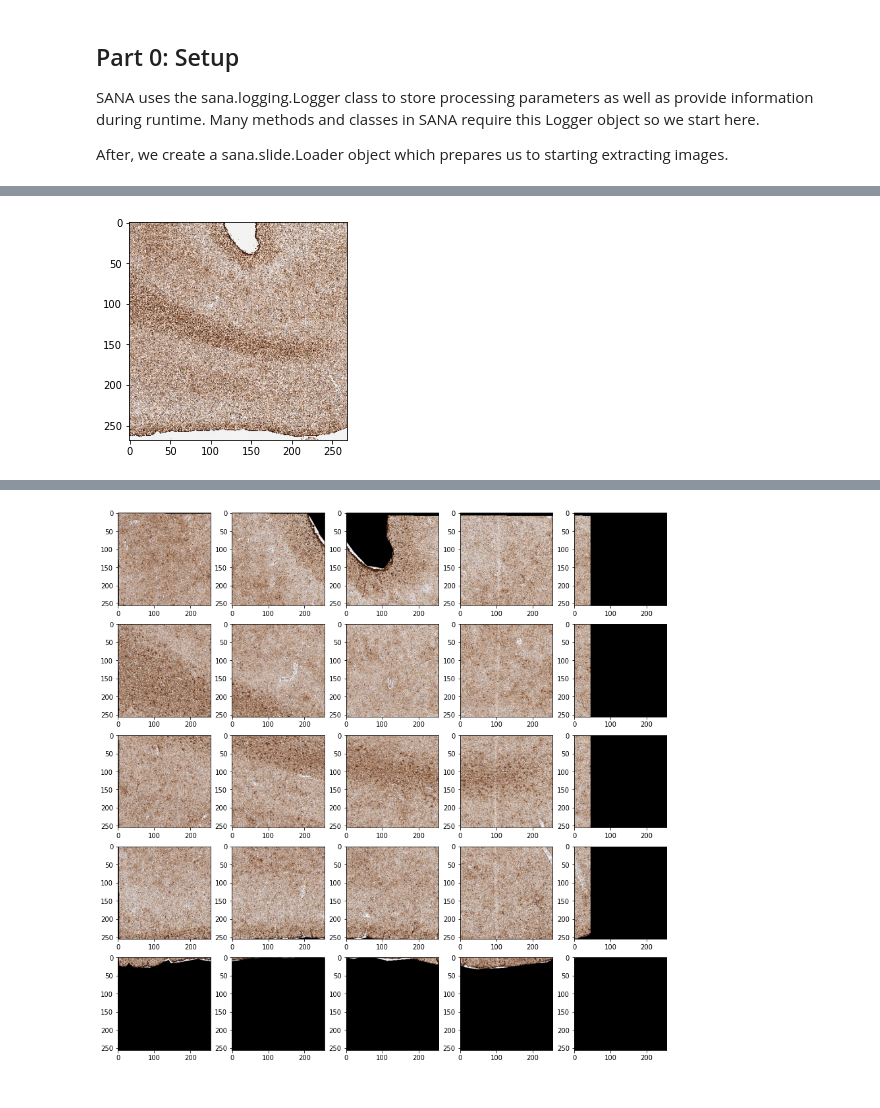
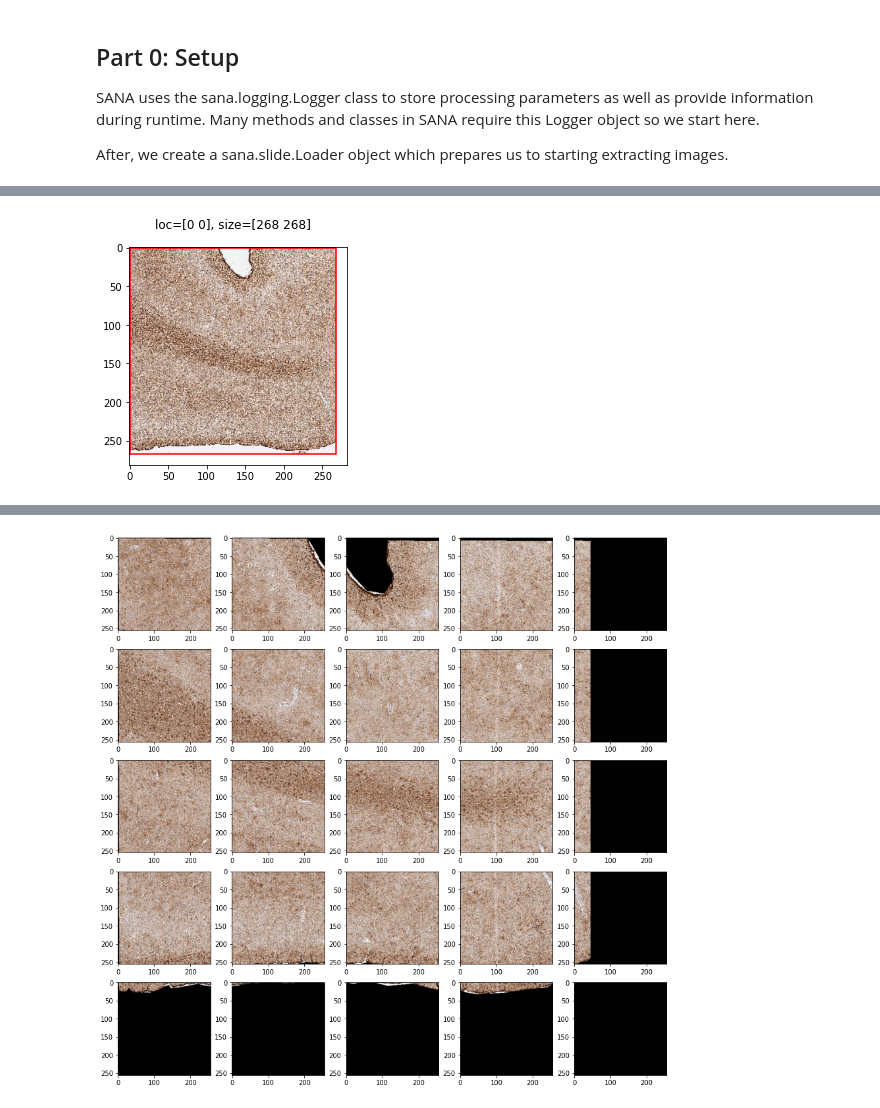
Before and after one commit to penndigitalneuropathlab/sana, a Jupyter notebook: docs/source/examples/example0_prepare_images.ipynb, the cells around one changed output, grey strips where cells are left out. Saved outputs shown, nothing was run; the diff lists cells and outputs as text; code cells hidden in the pictures.

```diff
--- a/examples/example0_prepare_images.ipynb
+++ b/docs/source/examples/example0_prepare_images.ipynb
@@ -16,6 +16,7 @@ SANA uses the sana.logging.Logger class to store processing parameters as well a
 
 After, we create a sana.slide.Loader object which prepares us to starting extracting images.
 # %%
+import os
 import geojson
 import numpy as np
 from matplotlib import pyplot as plt
@@ -23,13 +24,15 @@ from matplotlib import pyplot as plt
 import sana.logging
 import sana.slide
 
+SANAPATH = os.path.expanduser('~/sana_builds/main')
+
 logger = sana.logging.Logger(
     debug_level='full',         # how much information to display to the user
-    fpath='./data/example.pkl'  # stores the processing parameters in a file
+    fpath=f'{SANAPATH}/docs/source/resources/example.pkl'  # stores the processing parameters in a file
 )
 loader = sana.slide.Loader(
     logger=logger,
-    fname='./data/example.tif', # path to the slide file
+    fname=f'{SANAPATH}/docs/source/resources/example.tif', # path to the slide file
     mpp=0.25225                 # microns per pixel resolution constant, often stored in the WSI file
 )
 
@@ -39,9 +42,8 @@ print(loader.ds)
 print(loader.level_dimensions)
 
 # show the lowest resolution image stored in the WSI
+# NOTE: the plotting is done by the logger
 thumbnail = loader.load_thumbnail()
-fig, ax = plt.subplots(1,1)
-_ = ax.imshow(thumbnail.img)
 # %% [output]
 0.25225
 [ 1.          4.         16.01492537]
@@ -49,4 +53,4 @@ _ = ax.imshow(thumbnail.img)
-[figure, old version]
+[figure, new version]
 # %% [markdown]
 ## Part 1: Generic ROI
 
```
Also changed, not shown: parts of 10 cells of this notebook, 9 other files.
